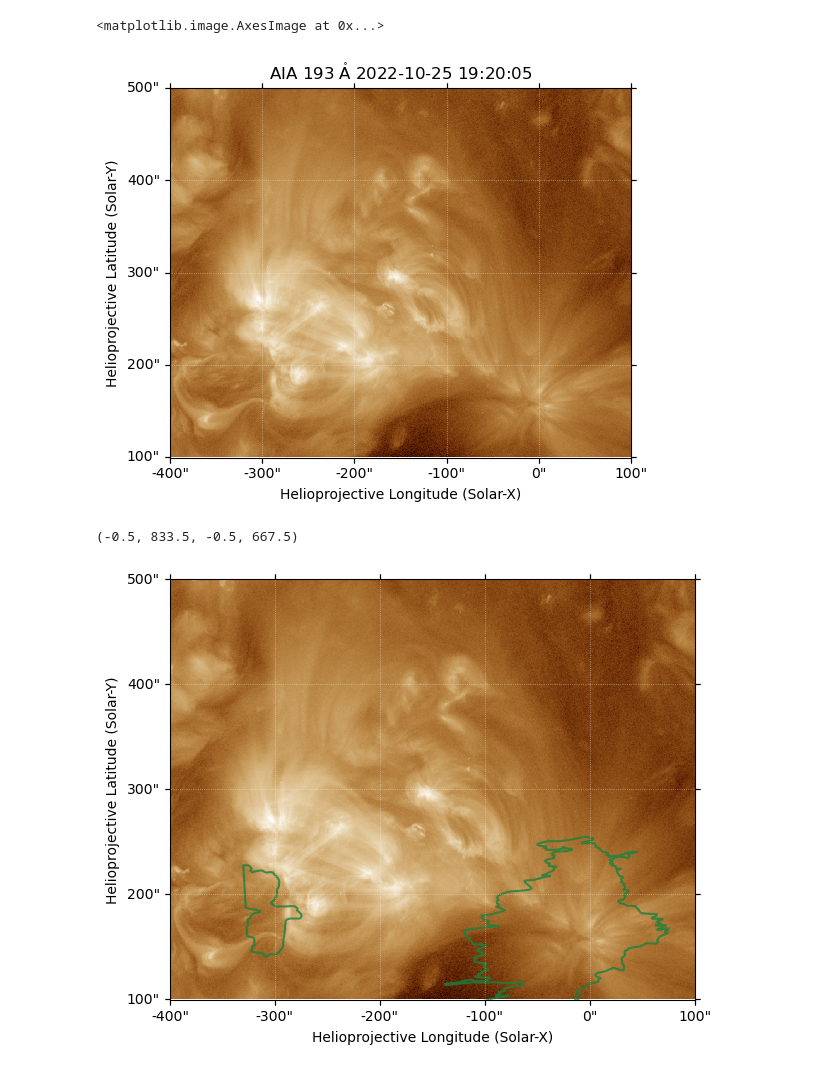
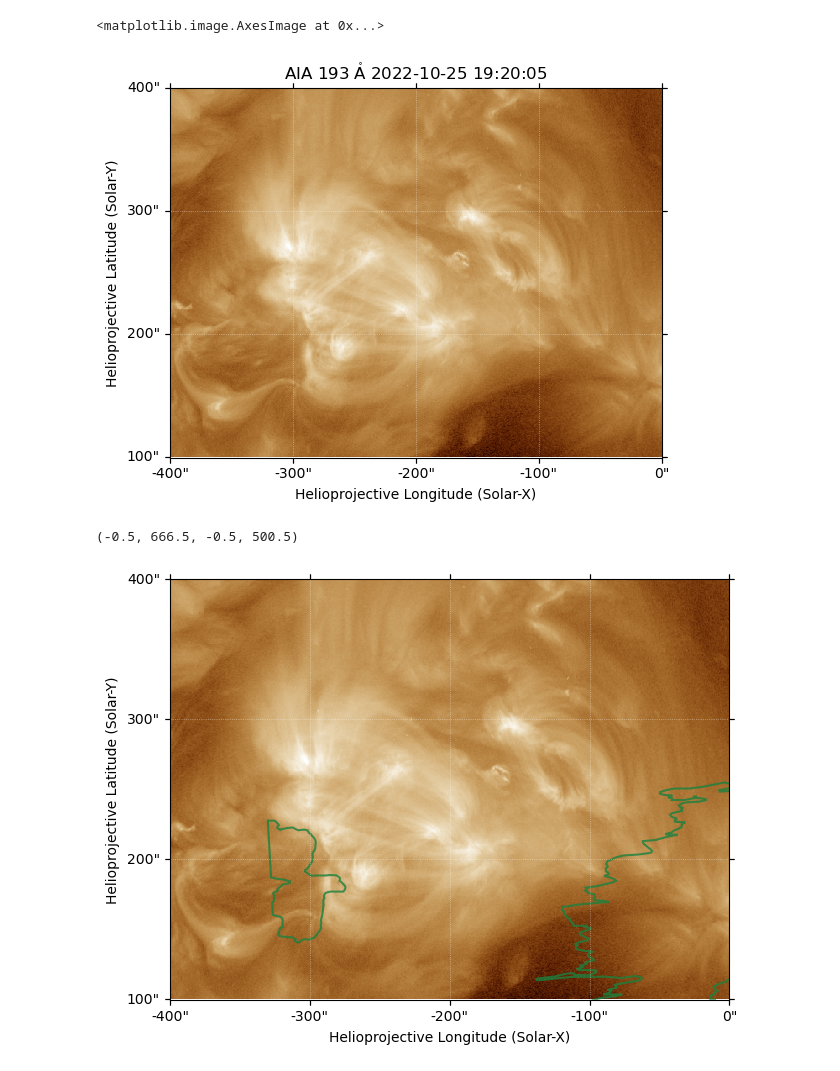
Before and after one commit to yjzhu-solar/EIS_DKIST_SolO, a Jupyter notebook: ipynb/aia/aia_eui_pfss_1025.ipynb, the cells around one changed output. Drawn from its saved outputs; the diff is of its cells as text; code cells hidden in the pictures.

```diff
--- a/ipynb/aia/aia_eui_pfss_1025.ipynb
+++ b/ipynb/aia/aia_eui_pfss_1025.ipynb
@@ -42,11 +47,11 @@ For frame 'heliographic_carrington' the following metadata is missing: dsun_obs,
 # %%
 aia_193_map_1025 = sunpy.map.Map("../../src/AIA/20221025/193/lvl15/aia.lev1_euv_12s.2022-10-25T192003Z.193.image.fits")
 aia_193_map_1025_crop = aia_193_map_1025.submap(SkyCoord(-400*u.arcsec, 100*u.arcsec,frame=aia_193_map_1025.coordinate_frame),
-                                                top_right=SkyCoord(100*u.arcsec, 500*u.arcsec,frame=aia_193_map_1025.coordinate_frame))
+                                                top_right=SkyCoord(0*u.arcsec, 400*u.arcsec,frame=aia_193_map_1025.coordinate_frame))
 aia_193_map_1025_crop.plot()
 # %% [output]
 <matplotlib.image.AxesImage at 0x...>
-[figure, old version]
+[figure, new version]
 # %%
 fig = plt.figure(constrained_layout=True)
 
@@ -59,5 +64,5 @@ with propagate_with_solar_surface(rotation_model='rigid'):
     eis_west_region.to_pixel(aia_193_map_1025_crop.wcs).plot(ax=ax, edgecolor='#1B813E', lw=1.5,alpha=0.8)
 ax.axis(bounds)
 # %% [output]
-(-0.5, 833.5, -0.5, 667.5)
+(-0.5, 666.5, -0.5, 500.5)
-[figure, old version]
+[figure, new version]
```
Also changed, not shown: parts of 37 cells of this notebook, 11 other files.
